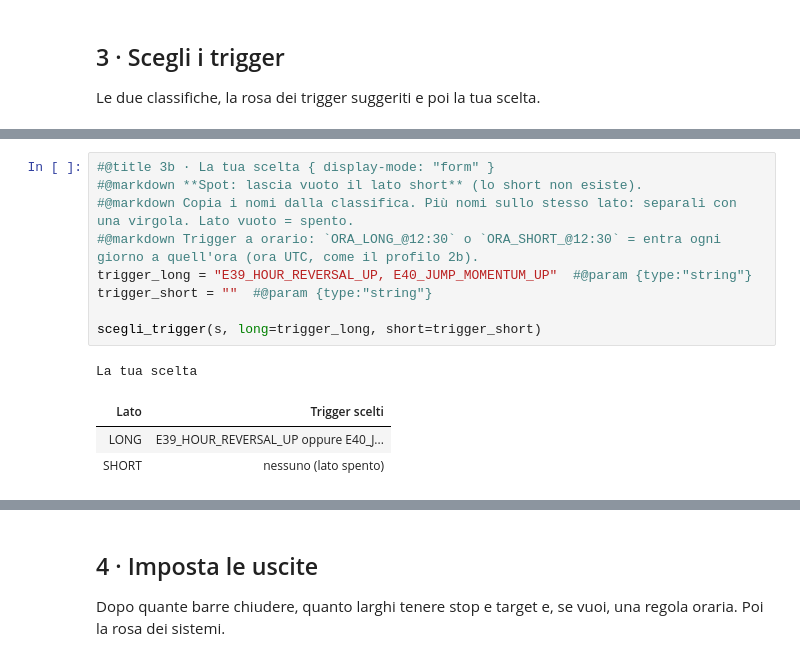
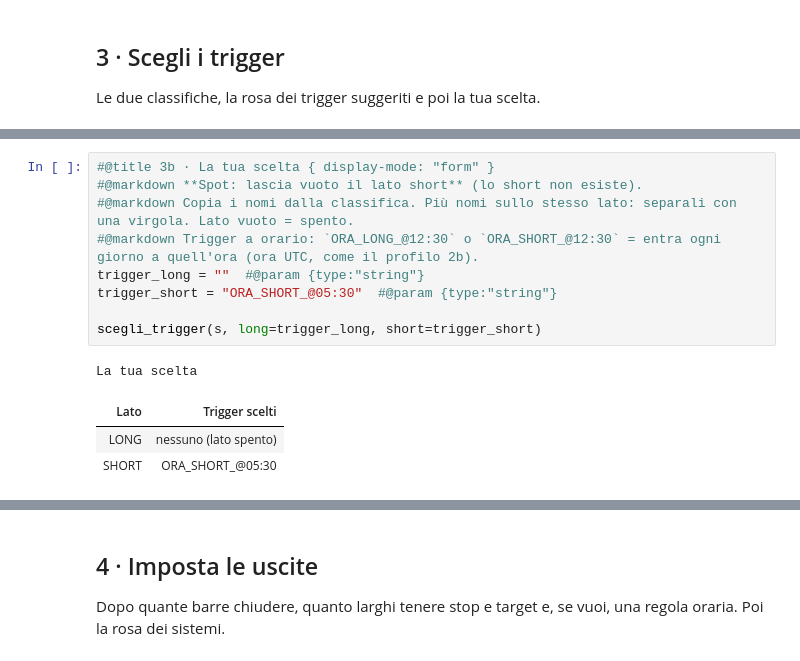
Before and after one commit to matti410/Trading-System-Creator_V4, a Jupyter notebook: Trading_System_Lab_Crypto.ipynb, the cells around one changed output, grey strips where cells are left out. Cells and saved outputs as stored; diff of their text form.

```diff
--- a/Trading_System_Lab_Crypto.ipynb
+++ b/Trading_System_Lab_Crypto.ipynb
@@ -176,17 +176,17 @@ La rosa dei trigger (in-sample, 41 barre, prima dei costi)
 # %%
 #@title 3b · La tua scelta { display-mode: "form" }
 #@markdown **Spot: lascia vuoto il lato short** (lo short non esiste).
 #@markdown Copia i nomi dalla classifica. Più nomi sullo stesso lato: separali con una virgola. Lato vuoto = spento.
 #@markdown Trigger a orario: `ORA_LONG_@12:30` o `ORA_SHORT_@12:30` = entra ogni giorno a quell'ora (ora UTC, come il profilo 2b).
-trigger_long = "E39_HOUR_REVERSAL_UP, E40_JUMP_MOMENTUM_UP"  #@param {type:"string"}
-trigger_short = ""  #@param {type:"string"}
+trigger_long = ""  #@param {type:"string"}
+trigger_short = "ORA_SHORT_@05:30"  #@param {type:"string"}
 
 scegli_trigger(s, long=trigger_long, short=trigger_short)
 # %% [output]
 La tua scelta
 | Lato | Trigger scelti |
-| LONG | E39_HOUR_REVERSAL_UP oppure E40_J... |
-| SHORT | nessuno (lato spento) |
+| LONG | nessuno (lato spento) |
+| SHORT | ORA_SHORT_@05:30 |
 [interactive output not drawn]
 # %% [markdown]
 ## 4 · Imposta le uscite
```
Also changed, not shown: parts of 6 cells of this notebook.
